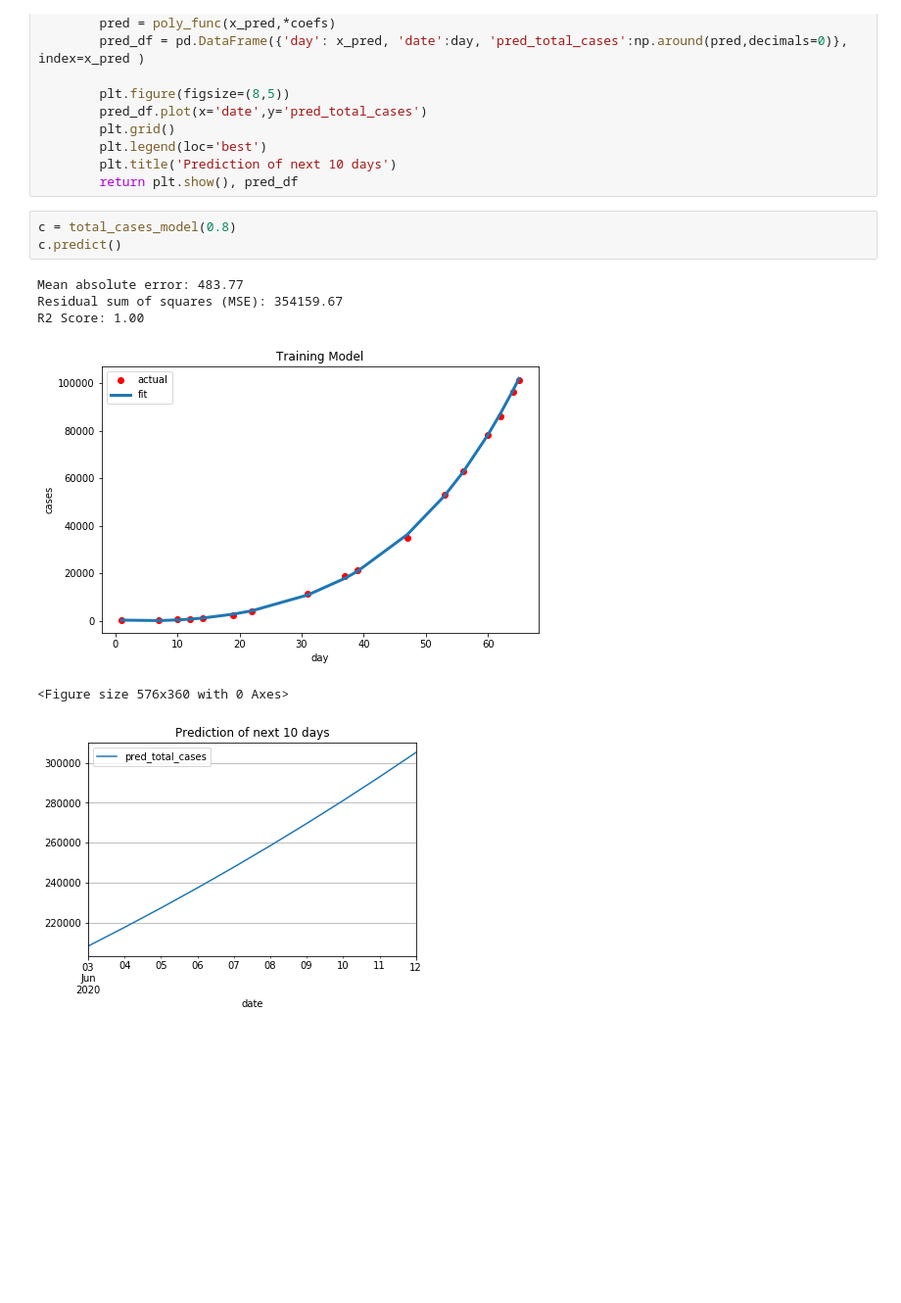
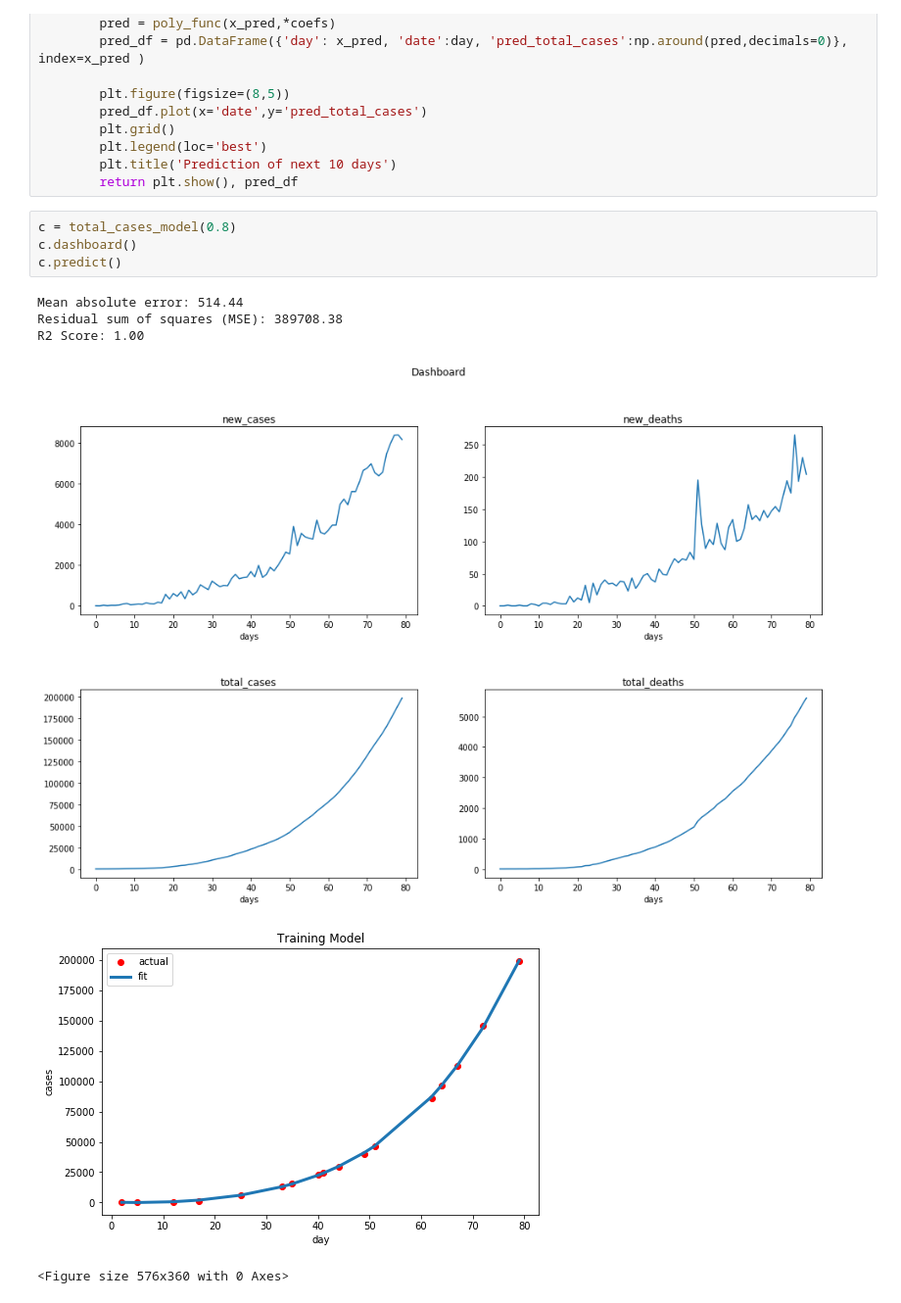
Before and after one commit to robertbosco/India-covid-19-prediction, a Jupyter notebook: India covid-19 total cases prediction.ipynb, the cells around one changed output. Shown: that part at 98% size. Saved outputs shown, nothing was run; the diff lists cells and outputs as text; blank space fills up the shorter version.

```diff
--- a/India covid-19 total cases prediction.ipynb
+++ b/India covid-19 total cases prediction.ipynb
@@ -90,11 +90,12 @@ class total_cases_model:
         return plt.show(), pred_df
 # %%
 c = total_cases_model(0.8)
+c.dashboard()
 c.predict()
 # %% [output]
-Mean absolute error: 483.77
-Residual sum of squares (MSE): 354159.67
+Mean absolute error: 514.44
+Residual sum of squares (MSE): 389708.38
 R2 Score: 1.00
-[figure, old version]
+[figure, new version]
+[figure, new version]
 <Figure size 576x360 with 0 Axes>
-[figure, old version]
```
Also changed, not shown: parts of 1 cell of this notebook.
